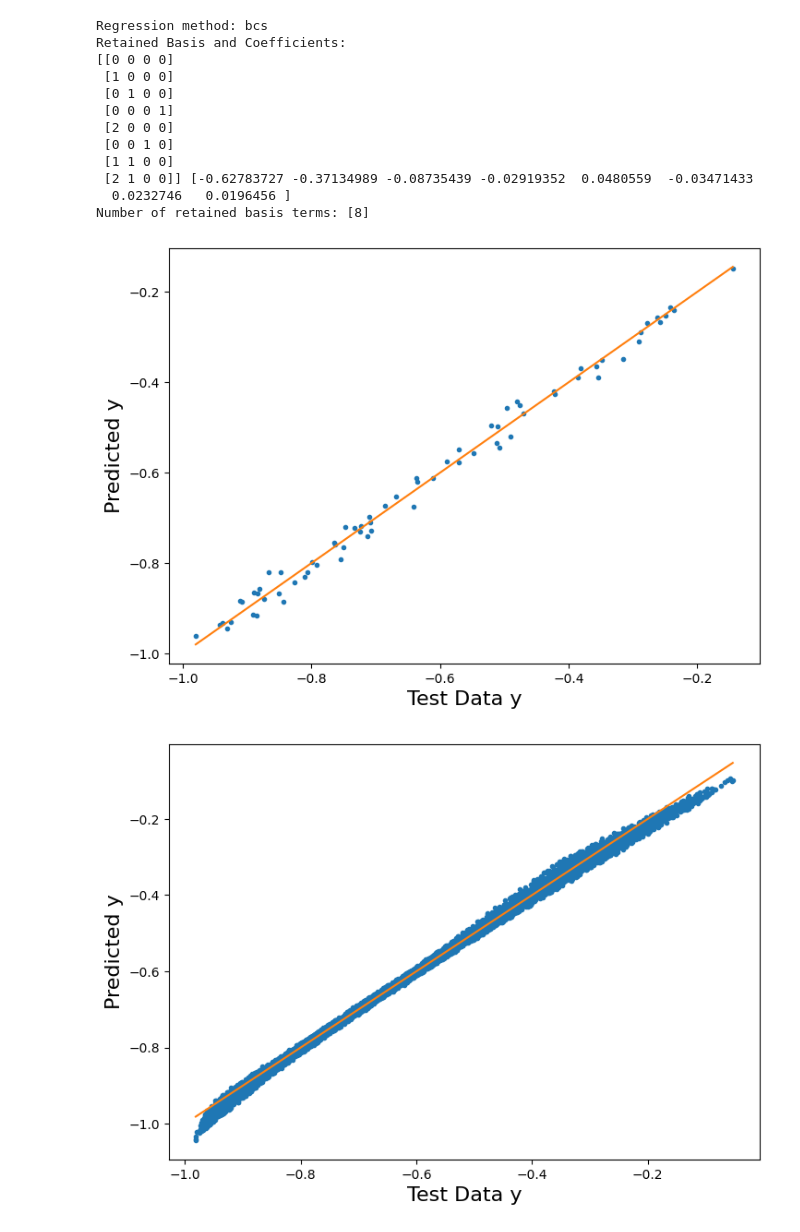
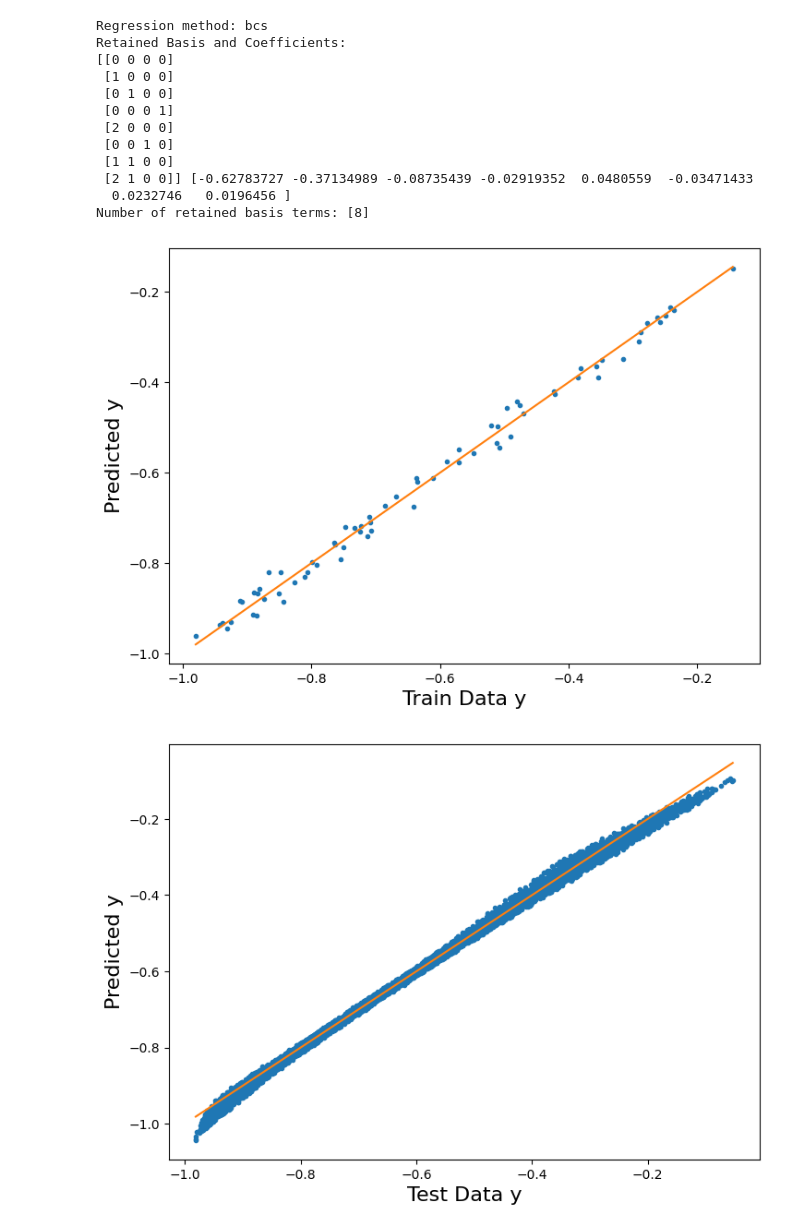
Before and after one commit to sandialabs/pytuq, a Jupyter notebook: examples/surrogates/ex_genz_bcs.ipynb, the cells around one changed output. Cells and saved outputs as stored; diff of their text form; code cells hidden in the pictures.

```diff
--- a/examples/surrogates/ex_genz_bcs.ipynb
+++ b/examples/surrogates/ex_genz_bcs.ipynb
@@ -76,7 +76,7 @@ pce_surr.pcrv.printInfo()
 print("Number of Basis Terms:", pce_surr.get_pc_terms())
 
 # (1.5) Set training data
-pce_surr.set_training_data(value_ksi_trn[:80], y_trn[:80,0])
+pce_surr.set_training_data(value_ksi_trn, y_trn[:,0])
 # %% [output]
 Constructed PC Surrogate with the following attributes:
 ['LU', 'LU', 'LU', 'LU'] PC Random Variable(pdim=1, sdim=4)
@@ -490,19 +505,19 @@ Number of retained basis terms: [8]
 y_trn_approx = pce_surr.evaluate(value_ksi_trn)
 y_tst_approx = pce_surr.evaluate(value_ksi_tst)
 # %%
-# Plot the surrogate model's output vs. the testing data output
+# Plot the surrogate model's output vs. the training data output
 y_tst_mM = [y_trn[:,0].min(),y_trn[:,0].max()]
 
 fig2 = plt.figure(figsize=(8,6))
 ax2 = fig2.add_axes([0.15, 0.15, 0.80, 0.75])
 
 ax2.plot(y_trn[:,0],y_trn_approx["Y_eval"],".")
 ax2.plot(y_tst_mM,y_tst_mM) # Diagonal line
 
-ax2.set_xlabel("Test Data y", size=16)
+ax2.set_xlabel("Train Data y", size=16)
 ax2.set_ylabel("Predicted y", size=16);
 # %% [output]
-[figure, old version]
+[figure, new version]
 # %%
 # Plot the surrogate model's output vs. the testing data output
 y_tst_mM = [y_tst[:,0].min(),y_tst[:,0].max()]
```
Also changed, not shown: parts of 7 cells of this notebook, 1 other file.
